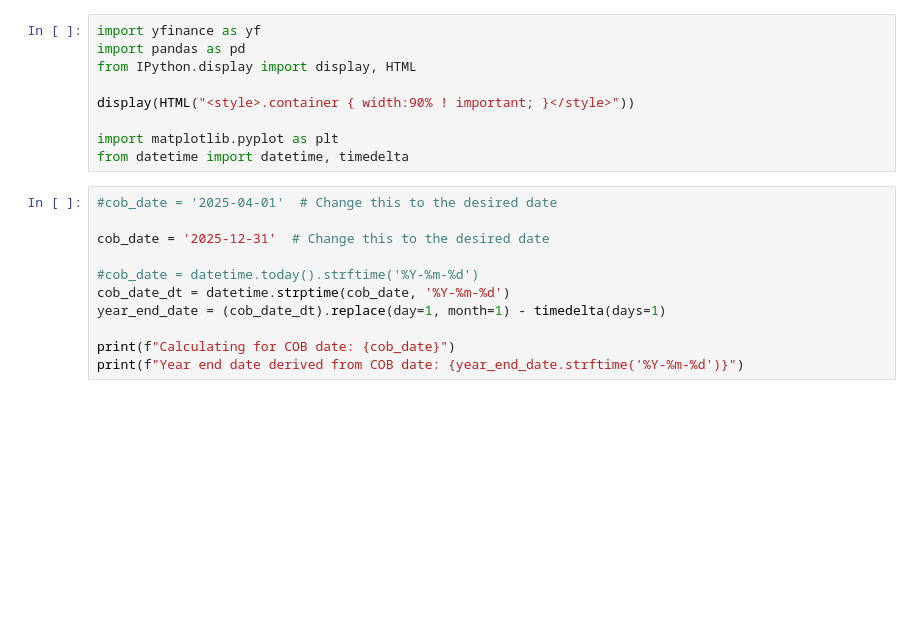
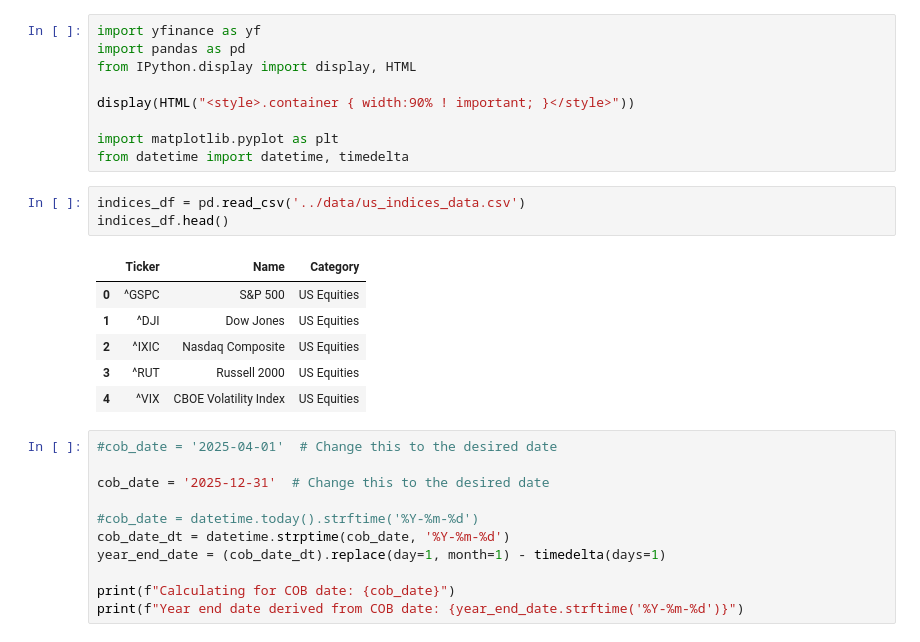
Before and after one commit to shreejyot/spaces, a Jupyter notebook: notebooks/market_data_dashboard.ipynb, the cells around one changed output. Cells and saved outputs as stored; diff of their text form; blank space fills up the shorter version.

```diff
--- a/notebooks/market_data_dashboard.ipynb
+++ b/notebooks/market_data_dashboard.ipynb
@@ -27,6 +9,16 @@ display(HTML("<style>.container { width:90% ! important; }</style>"))
 
 import matplotlib.pyplot as plt
 from datetime import datetime, timedelta
+# %%
+indices_df = pd.read_csv('../data/us_indices_data.csv')
+indices_df.head()
+# %% [output]
+|  | Ticker | Name | Category |
+| 0 | ^GSPC | S&P 500 | US Equities |
+| 1 | ^DJI | Dow Jones | US Equities |
+| 2 | ^IXIC | Nasdaq Composite | US Equities |
+| 3 | ^RUT | Russell 2000 | US Equities |
+| 4 | ^VIX | CBOE Volatility Index | US Equities |
 # %%
 #cob_date = '2025-04-01'  # Change this to the desired date
 
```
Also changed, not shown: parts of 6 cells of this notebook, 3 other files.
